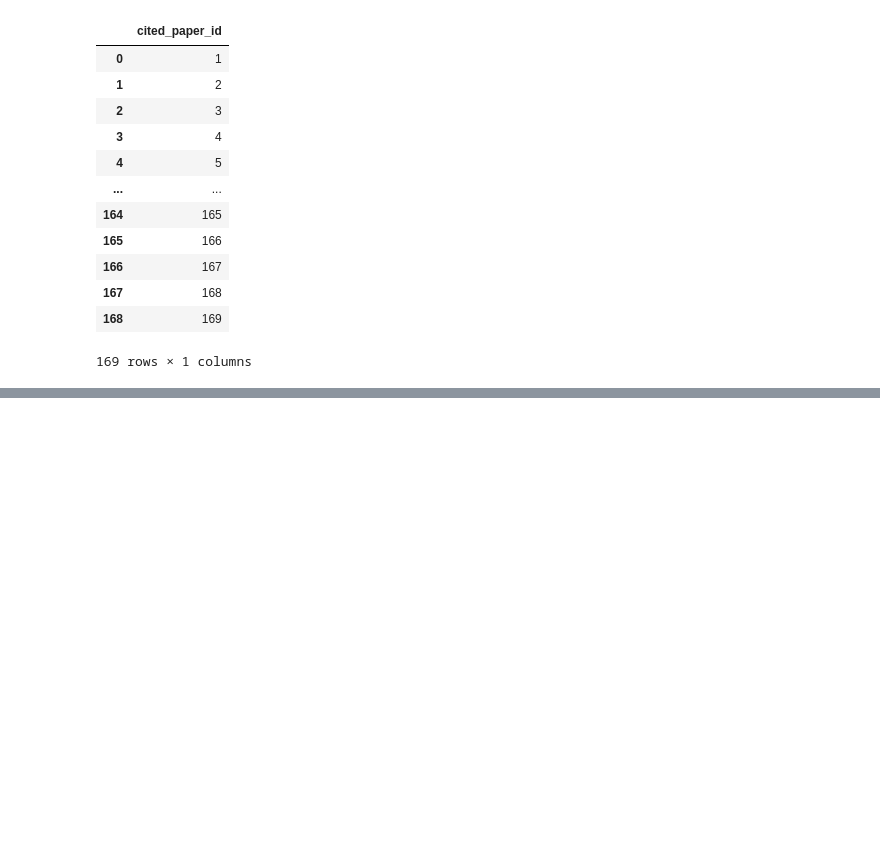
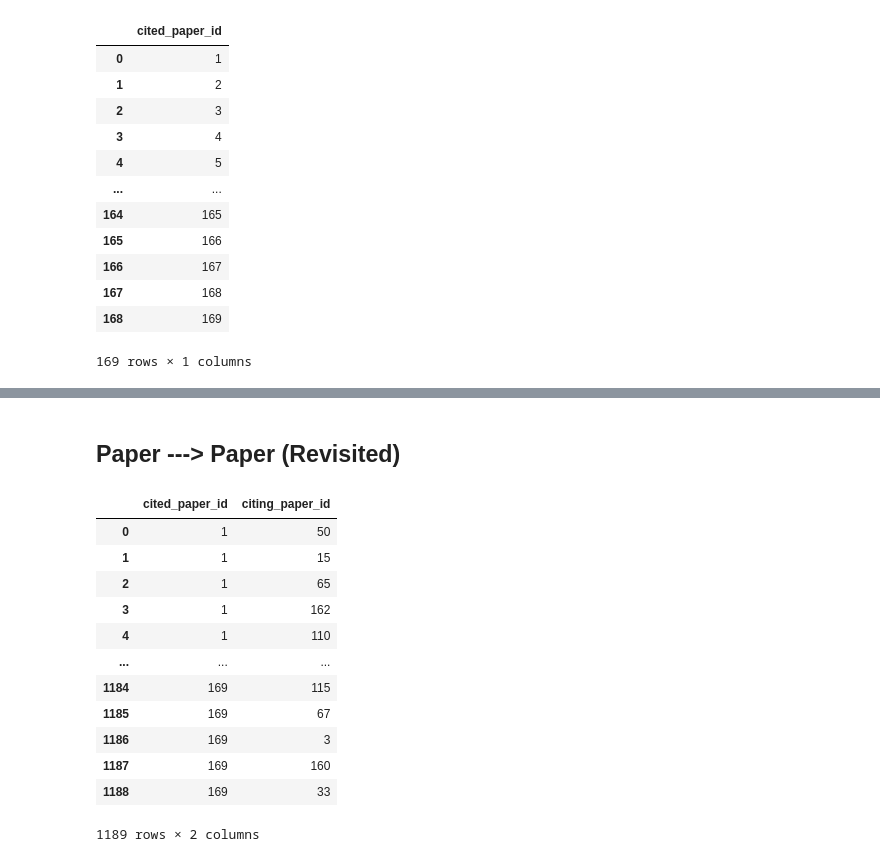
Before and after one commit to emmanuelfwerr/SDM_upc, a Jupyter notebook: notebooks/test.ipynb, the cells around one changed output, grey strips where cells are left out. Cells and saved outputs as stored; diff of their text form; code cells hidden in the pictures; blank space fills up the shorter version.

```diff
--- a/notebooks/test.ipynb
+++ b/notebooks/test.ipynb
@@ -397,0 +501,21 @@ paper_TO_keyword_DF.to_csv('../data/synthetic/relations/paper_TO_keyword.csv', s
+# %% [markdown]
+## Paper ---> Paper (Revisited)
+# %%
+import pandas as pd
+
+paper_TO_paper_DF = pd.read_csv('../data/synthetic/relations/paper_TO_paper.csv', sep=';')
+paper_TO_paper_DF
+# %% [output]
+|  | cited_paper_id | citing_paper_id |
+| 0 | 1 | 50 |
+| 1 | 1 | 15 |
+| 2 | 1 | 65 |
+| 3 | 1 | 162 |
+| 4 | 1 | 110 |
+| ... | ... | ... |
+| 1184 | 169 | 115 |
+| 1185 | 169 | 67 |
+| 1186 | 169 | 3 |
+| 1187 | 169 | 160 |
+| 1188 | 169 | 33 |
+1189 rows × 2 columns
```
Also changed, not shown: parts of 12 cells of this notebook, 24 other files.
